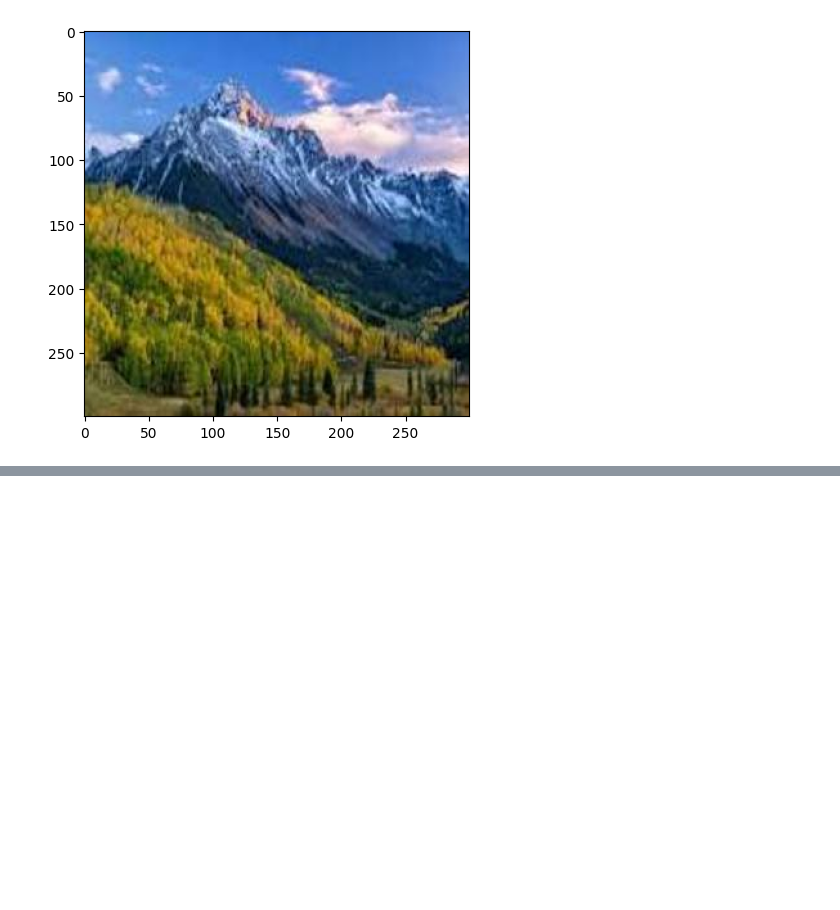
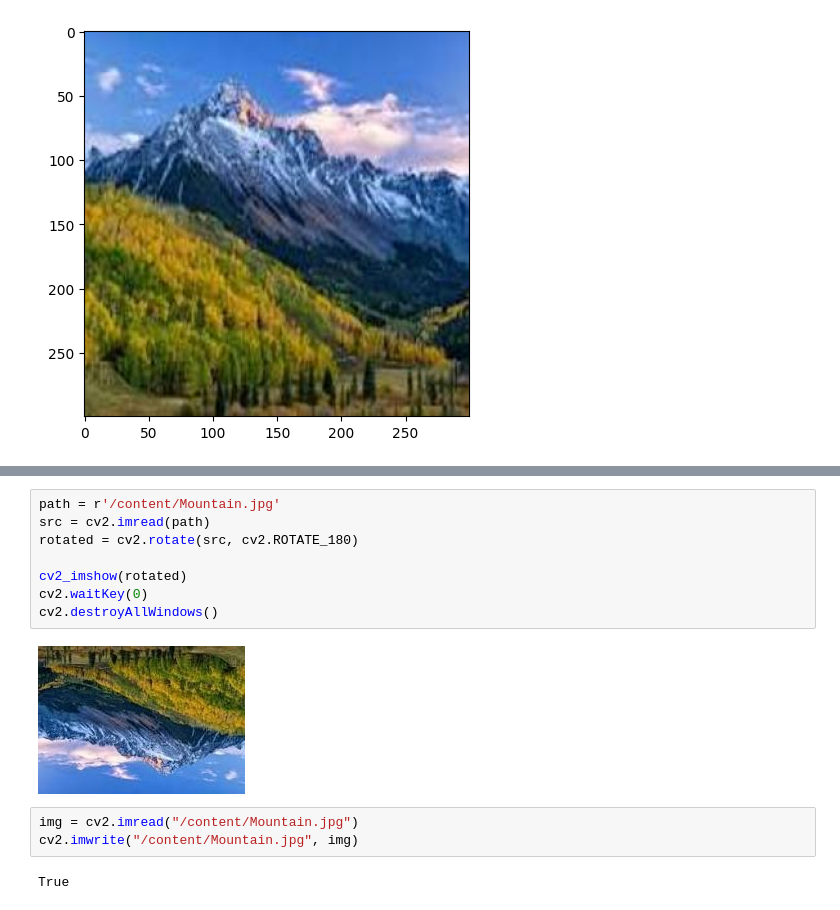
Before and after one commit to pratikchopade21-a11y/Project-demo, a Jupyter notebook: Exaperiment1_IPCV.ipynb, the cells around one changed output, grey strips where cells are left out. Cells and saved outputs as stored; diff of their text form; blank space fills up the shorter version.

```diff
--- a/Exaperiment1_IPCV.ipynb
+++ b/Exaperiment1_IPCV.ipynb
@@ -201,0 +214,15 @@ plt.imshow(img_rgb)
+# %%
+path = r'/content/Mountain.jpg'
+src = cv2.imread(path)
+rotated = cv2.rotate(src, cv2.ROTATE_180)
+
+cv2_imshow(rotated)
+cv2.waitKey(0)
+cv2.destroyAllWindows()
+# %% [output]
+[figure, added]
+# %%
+img = cv2.imread("/content/Mountain.jpg")
+cv2.imwrite("/content/Mountain.jpg", img)
+# %% [output]
+True
```
Also changed, not shown: parts of 6 cells of this notebook.
